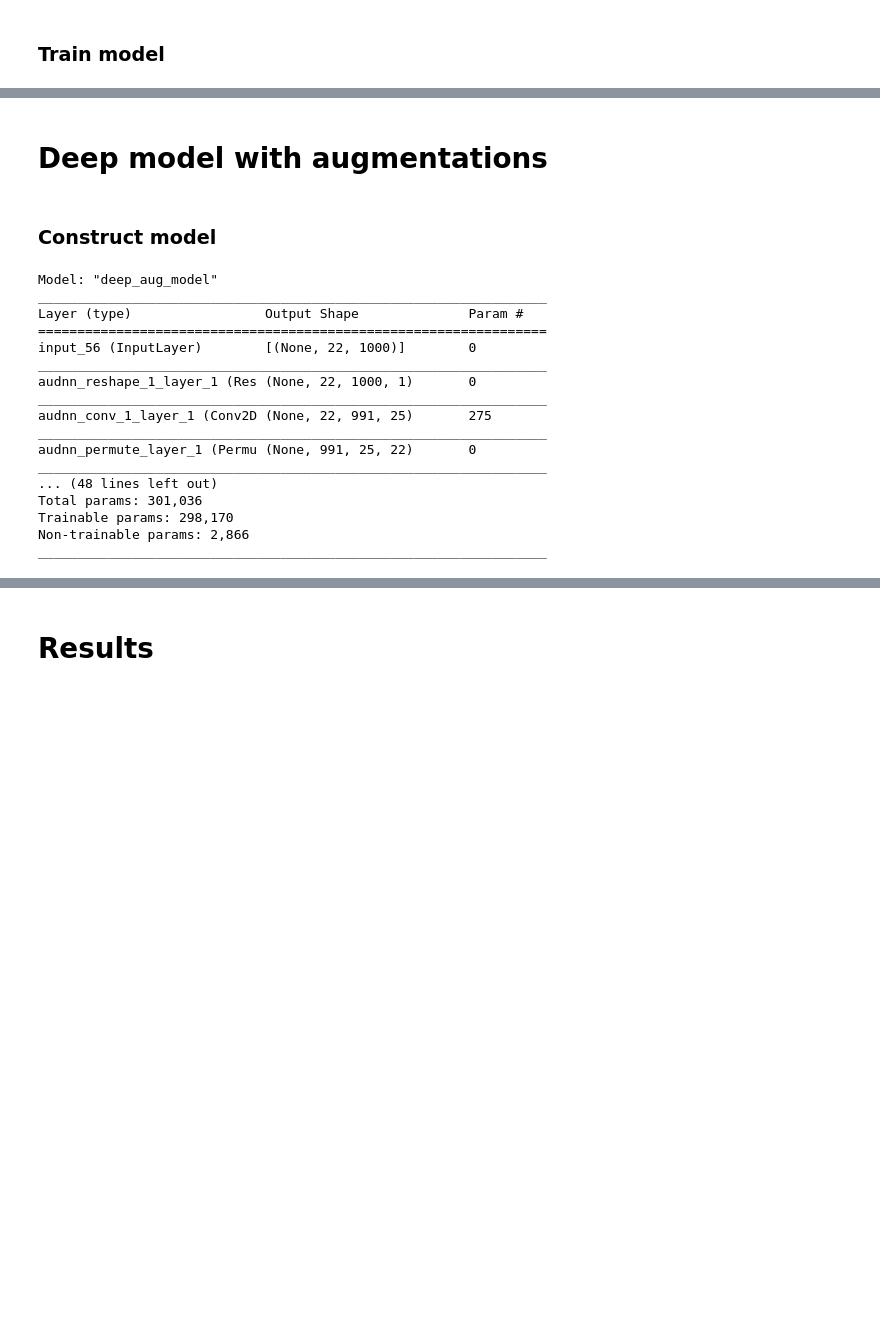
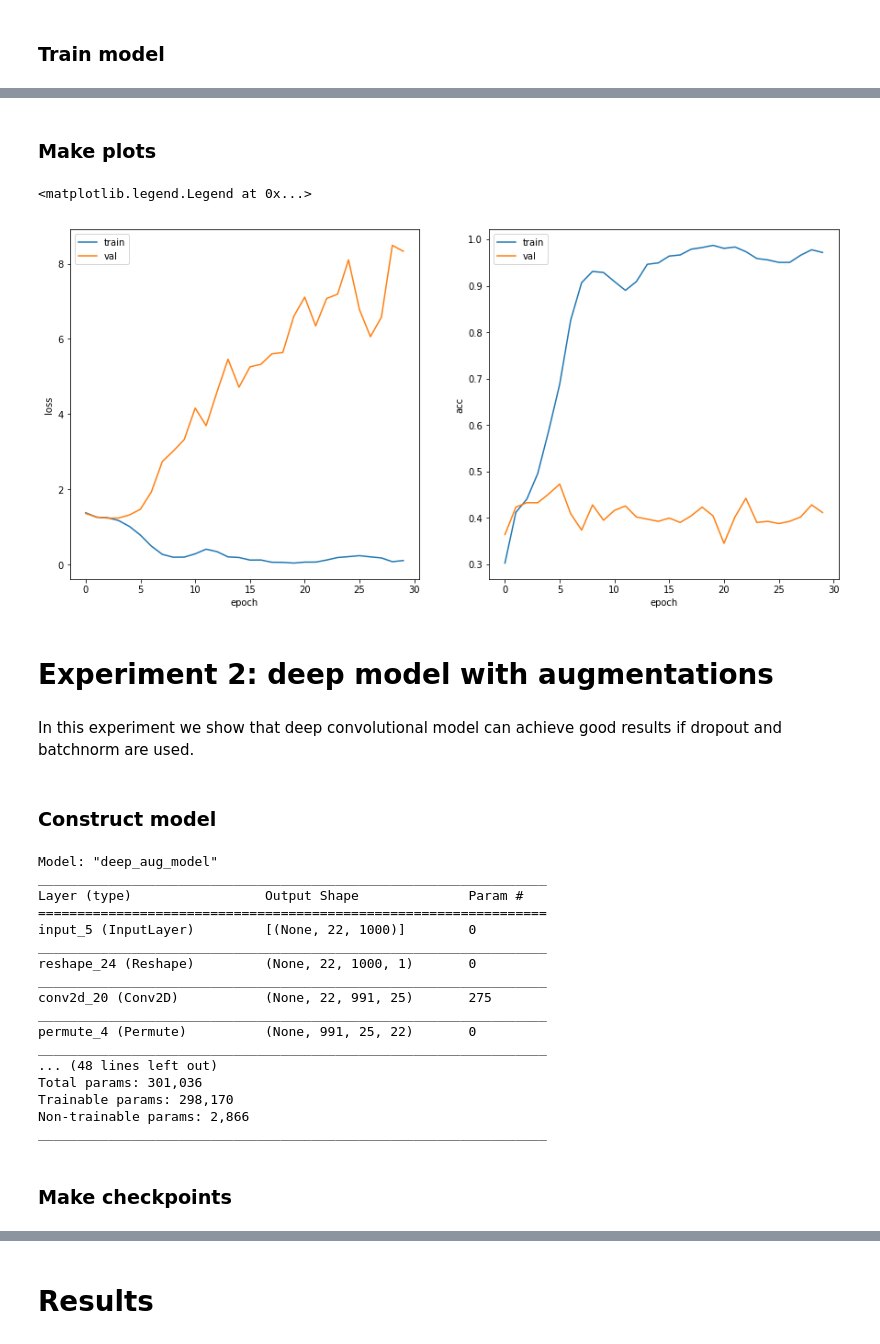
Before and after one commit to SlavaInder/C247_EEG_Recognition_Using_RNN, a Jupyter notebook: files/Deep CNN.ipynb, the cells around one changed output, grey strips where cells are left out. Drawn from its saved outputs; the diff is of its cells as text; code cells hidden in the pictures; blank space fills up the shorter version.

Commit message:
add final version of Deep model

```diff
--- a/files/Deep CNN.ipynb
+++ b/files/Deep CNN.ipynb
@@ -311,8 +184,22 @@ _________________________________________________________________
+# %%
+# save model with the best accuracy
+checkpoint_callback = [
+    keras.callbacks.ModelCheckpoint(
+        filepath='./model_checkpoints/deep_model_1000',
+        # Path where to save the model
+        # The two parameters below mean that we will overwrite
+        # the current checkpoint if and only if
+        # the `val_loss` score has improved.
+        save_best_only=True,
+        monitor='val_loss',
+        verbose=1)
+]
 # %% [markdown]
 ### Train model
 # %%
 deep_model_loss_hist = deep_model.fit(X_train, y_train,
                                       validation_data = (X_valid, y_valid),
-                                      epochs = 10)
+                                      epochs = 30,
+                                      callbacks=checkpoint_callback)
 # %% [output]
 Train on 1692 samples, validate on 423 samples
@@ -335,5 +222,29 @@ Epoch 15/15
+# %% [markdown]
+### Make plots
+# %%
+hist = deep_model_loss_hist### Train model.history
+
+plt.figure(figsize=(15, 7))
+plt.subplot(1, 2, 1)
+plt.plot(hist['loss'])
+plt.plot(hist['val_loss'])
+plt.ylabel('loss')
+plt.xlabel('epoch')
+plt.legend(['train', 'val'])
+
+plt.subplot(1, 2, 2)
+plt.plot(hist['acc'])
+plt.plot(hist['val_acc'])
+plt.ylabel('acc')
+plt.xlabel('epoch')
+plt.legend(['train', 'val'])
+# %% [output]
+<matplotlib.legend.Legend at 0x...>
+[figure, added]
 # %% [markdown]
-# Deep model with augmentations
+# Experiment 2: deep model with augmentations
+# %% [markdown]
+In this experiment we show that deep convolutional model can achieve good results if dropout and batchnorm are used.
 # %% [markdown]
 ### Construct model
 # %%
@@ -404,20 +321,22 @@ deep_aug_model.compile("adam", "sparse_categorical_crossentropy", metrics=["acc"
 # %%
-deep_aug_model.summary()
+deep_aug_model_1000.summary()
 # %% [output]
 Model: "deep_aug_model"
 _________________________________________________________________
 Layer (type)                 Output Shape              Param #
 =================================================================
-input_56 (InputLayer)        [(None, 22, 1000)]        0
+input_5 (InputLayer)         [(None, 22, 1000)]        0
 _________________________________________________________________
-audnn_reshape_1_layer_1 (Res (None, 22, 1000, 1)       0
+reshape_24 (Reshape)         (None, 22, 1000, 1)       0
 _________________________________________________________________
-audnn_conv_1_layer_1 (Conv2D (None, 22, 991, 25)       275
+conv2d_20 (Conv2D)           (None, 22, 991, 25)       275
 _________________________________________________________________
-audnn_permute_layer_1 (Permu (None, 991, 25, 22)       0
+permute_4 (Permute)          (None, 991, 25, 22)       0
 _________________________________________________________________
 ... (48 lines left out)
 Total params: 301,036
 Trainable params: 298,170
 Non-trainable params: 2,866
 _________________________________________________________________
+# %% [markdown]
+### Make checkpoints
```
Also changed, not shown: parts of 41 cells of this notebook, 21 other files.
